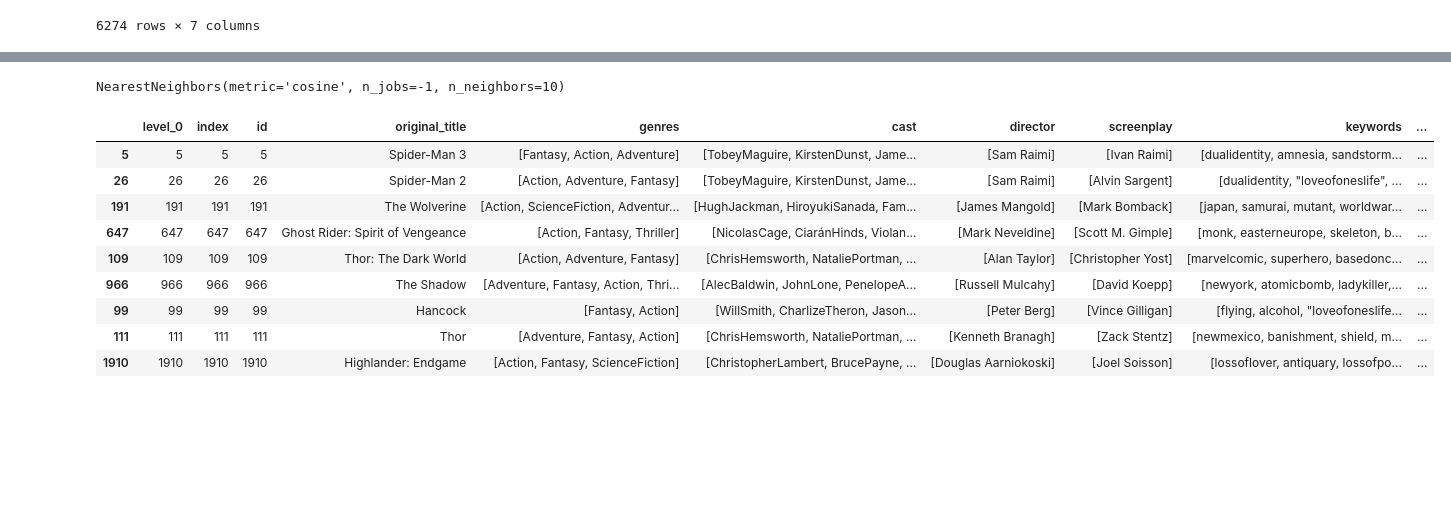
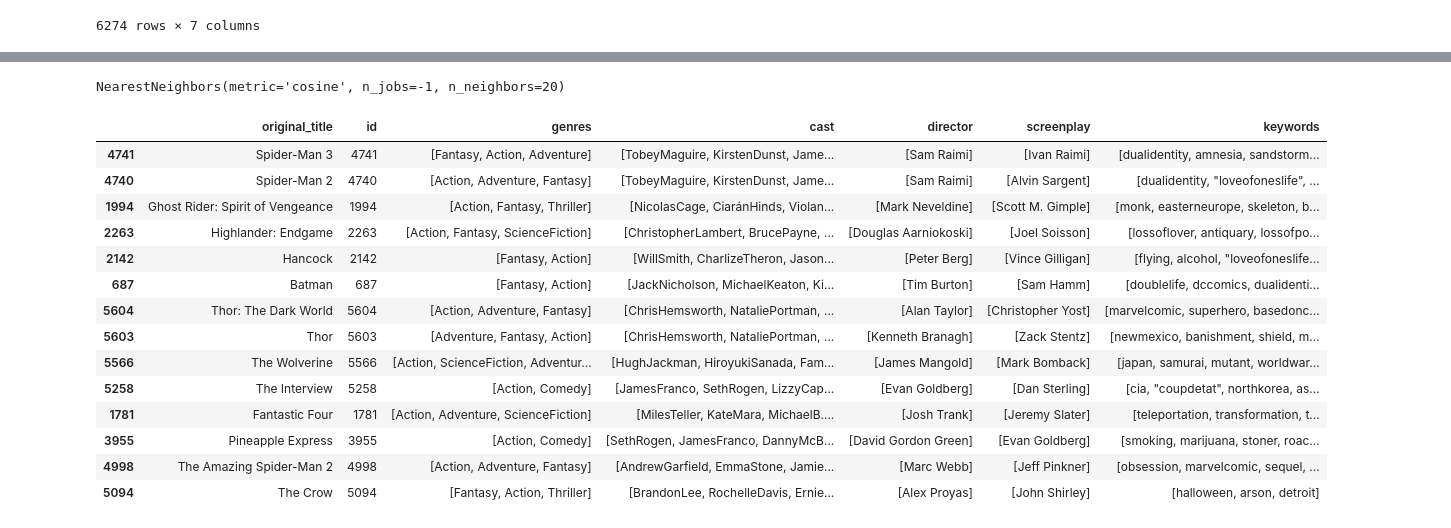
Before and after one commit to Jash-Shah/Data-Map, a Jupyter notebook: MovieReccomender.ipynb, the cells around one changed output, grey strips where cells are left out. Cells and saved outputs as stored; diff of their text form; code cells hidden in the pictures; blank space fills up the shorter version.

```diff
--- a/MovieReccomender.ipynb
+++ b/MovieReccomender.ipynb
@@ -571,0 +601,6 @@ enc_data.to_csv("data/encoded_features.csv", sep=",", index=True, index_label="i
+# %%
+pca = PCA(n_components=600)
+pca.fit(enc_data)
+pca_data = pca.transform(enc_data)
+# %%
+pca_data = pd.DataFrame(pca_data)
@@ -573,10 +624,10 @@ enc_data.to_csv("data/encoded_features.csv", sep=",", index=True, index_label="i
 # Fit a KNN model using cosine similarity
 from sklearn.neighbors import NearestNeighbors
 
-model_knn = NearestNeighbors(n_neighbors=10, metric="cosine", n_jobs=-1)
-model_knn.fit(enc_data)
+model_knn = NearestNeighbors(n_neighbors=20, metric="cosine", n_jobs=-1)
+model_knn.fit(pca_data)
 # %% [output]
-NearestNeighbors(metric='cosine', n_jobs=-1, n_neighbors=10)
+NearestNeighbors(metric='cosine', n_jobs=-1, n_neighbors=20)
 # %%
 # A function to clean the search string
 def clean_string(input_string):
@@ -592,20 +643,25 @@ def clean_string(input_string):
 def recommend_movies(movie,nn_data,orig_data):
     basemovie = orig_data.iloc[orig_data[orig_data["original_title"].apply(lambda x: clean_string(x)).str.contains(clean_string(movie))].original_title.str.len().sort_values().index[0]].to_frame().T
     movie_index=nn_data[orig_data.original_title==basemovie.original_title.values[0]].index
-    _, indices = model_knn.kneighbors(np.array(nn_data.iloc[movie_index]).reshape(1, -1),n_neighbors=10)
+    _, indices = model_knn.kneighbors(np.array(nn_data.iloc[movie_index]).reshape(1, -1),n_neighbors=15)
 
     out=orig_data.iloc[indices[0]].iloc[1:, :]
     return out
 # %%
-recommend_movies("spiderman", enc_data, movies)
+recommend_movies("spiderman", pca_data, movies)
 # %% [output]
-|  | level_0 | index | id | original_title | genres | cast | director | screenplay | keywords | ... |
-| 5 | 5 | 5 | 5 | Spider-Man 3 | [Fantasy, Action, Adventure] | [TobeyMaguire, KirstenDunst, Jame... | [Sam Raimi] | [Ivan Raimi] | [dualidentity, amnesia, sandstorm... | ... |
-| 26 | 26 | 26 | 26 | Spider-Man 2 | [Action, Adventure, Fantasy] | [TobeyMaguire, KirstenDunst, Jame... | [Sam Raimi] | [Alvin Sargent] | [dualidentity, "loveofoneslife", ... | ... |
-| 191 | 191 | 191 | 191 | The Wolverine | [Action, ScienceFiction, Adventur... | [HughJackman, HiroyukiSanada, Fam... | [James Mangold] | [Mark Bomback] | [japan, samurai, mutant, worldwar... | ... |
-| 647 | 647 | 647 | 647 | Ghost Rider: Spirit of Vengeance | [Action, Fantasy, Thriller] | [NicolasCage, CiaránHinds, Violan... | [Mark Neveldine] | [Scott M. Gimple] | [monk, easterneurope, skeleton, b... | ... |
-| 109 | 109 | 109 | 109 | Thor: The Dark World | [Action, Adventure, Fantasy] | [ChrisHemsworth, NataliePortman, ... | [Alan Taylor] | [Christopher Yost] | [marvelcomic, superhero, basedonc... | ... |
-| 966 | 966 | 966 | 966 | The Shadow | [Adventure, Fantasy, Action, Thri... | [AlecBaldwin, JohnLone, PenelopeA... | [Russell Mulcahy] | [David Koepp] | [newyork, atomicbomb, ladykiller,... | ... |
-| 99 | 99 | 99 | 99 | Hancock | [Fantasy, Action] | [WillSmith, CharlizeTheron, Jason... | [Peter Berg] | [Vince Gilligan] | [flying, alcohol, "loveofoneslife... | ... |
-| 111 | 111 | 111 | 111 | Thor | [Adventure, Fantasy, Action] | [ChrisHemsworth, NataliePortman, ... | [Kenneth Branagh] | [Zack Stentz] | [newmexico, banishment, shield, m... | ... |
-| 1910 | 1910 | 1910 | 1910 | Highlander: Endgame | [Action, Fantasy, ScienceFiction] | [ChristopherLambert, BrucePayne, ... | [Douglas Aarniokoski] | [Joel Soisson] | [lossoflover, antiquary, lossofpo... | ... |
+|  | original_title | id | genres | cast | director | screenplay | keywords |
+| 4741 | Spider-Man 3 | 4741 | [Fantasy, Action, Adventure] | [TobeyMaguire, KirstenDunst, Jame... | [Sam Raimi] | [Ivan Raimi] | [dualidentity, amnesia, sandstorm... |
+| 4740 | Spider-Man 2 | 4740 | [Action, Adventure, Fantasy] | [TobeyMaguire, KirstenDunst, Jame... | [Sam Raimi] | [Alvin Sargent] | [dualidentity, "loveofoneslife", ... |
+| 1994 | Ghost Rider: Spirit of Vengeance | 1994 | [Action, Fantasy, Thriller] | [NicolasCage, CiaránHinds, Violan... | [Mark Neveldine] | [Scott M. Gimple] | [monk, easterneurope, skeleton, b... |
+| 2263 | Highlander: Endgame | 2263 | [Action, Fantasy, ScienceFiction] | [ChristopherLambert, BrucePayne, ... | [Douglas Aarniokoski] | [Joel Soisson] | [lossoflover, antiquary, lossofpo... |
+| 2142 | Hancock | 2142 | [Fantasy, Action] | [WillSmith, CharlizeTheron, Jason... | [Peter Berg] | [Vince Gilligan] | [flying, alcohol, "loveofoneslife... |
+| 687 | Batman | 687 | [Fantasy, Action] | [JackNicholson, MichaelKeaton, Ki... | [Tim Burton] | [Sam Hamm] | [doublelife, dccomics, dualidenti... |
+| 5604 | Thor: The Dark World | 5604 | [Action, Adventure, Fantasy] | [ChrisHemsworth, NataliePortman, ... | [Alan Taylor] | [Christopher Yost] | [marvelcomic, superhero, basedonc... |
+| 5603 | Thor | 5603 | [Adventure, Fantasy, Action] | [ChrisHemsworth, NataliePortman, ... | [Kenneth Branagh] | [Zack Stentz] | [newmexico, banishment, shield, m... |
+| 5566 | The Wolverine | 5566 | [Action, ScienceFiction, Adventur... | [HughJackman, HiroyukiSanada, Fam... | [James Mangold] | [Mark Bomback] | [japan, samurai, mutant, worldwar... |
+| 5258 | The Interview | 5258 | [Action, Comedy] | [JamesFranco, SethRogen, LizzyCap... | [Evan Goldberg] | [Dan Sterling] | [cia, "coupdetat", northkorea, as... |
+| 1781 | Fantastic Four | 1781 | [Action, Adventure, ScienceFiction] | [MilesTeller, KateMara, MichaelB.... | [Josh Trank] | [Jeremy Slater] | [teleportation, transformation, t... |
+| 3955 | Pineapple Express | 3955 | [Action, Comedy] | [SethRogen, JamesFranco, DannyMcB... | [David Gordon Green] | [Evan Goldberg] | [smoking, marijuana, stoner, roac... |
+| 4998 | The Amazing Spider-Man 2 | 4998 | [Action, Adventure, Fantasy] | [AndrewGarfield, EmmaStone, Jamie... | [Marc Webb] | [Jeff Pinkner] | [obsession, marvelcomic, sequel, ... |
+| 5094 | The Crow | 5094 | [Fantasy, Action, Thriller] | [BrandonLee, RochelleDavis, Ernie... | [Alex Proyas] | [John Shirley] | [halloween, arson, detroit] |
```
Also changed, not shown: parts of 20 cells of this notebook, 5 other files.
